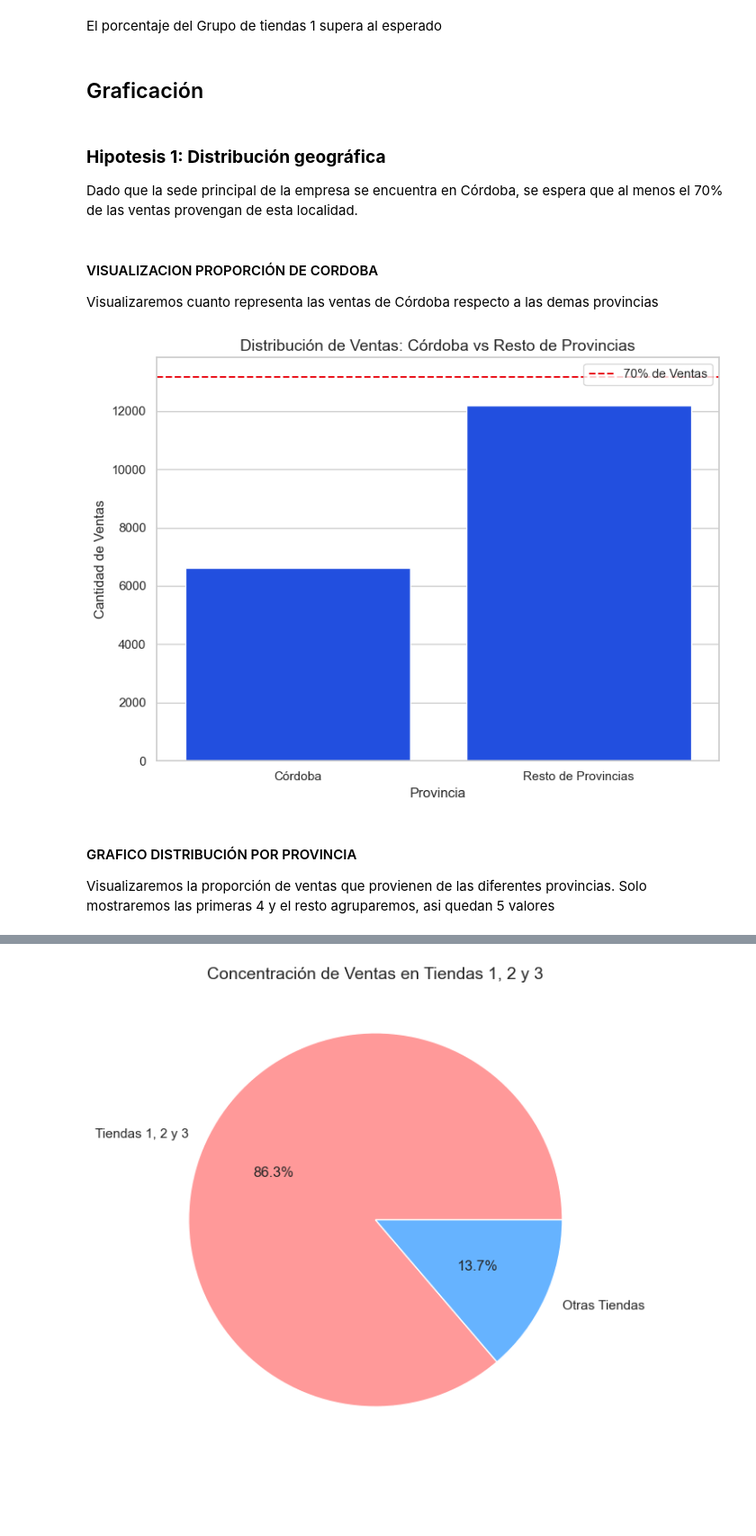
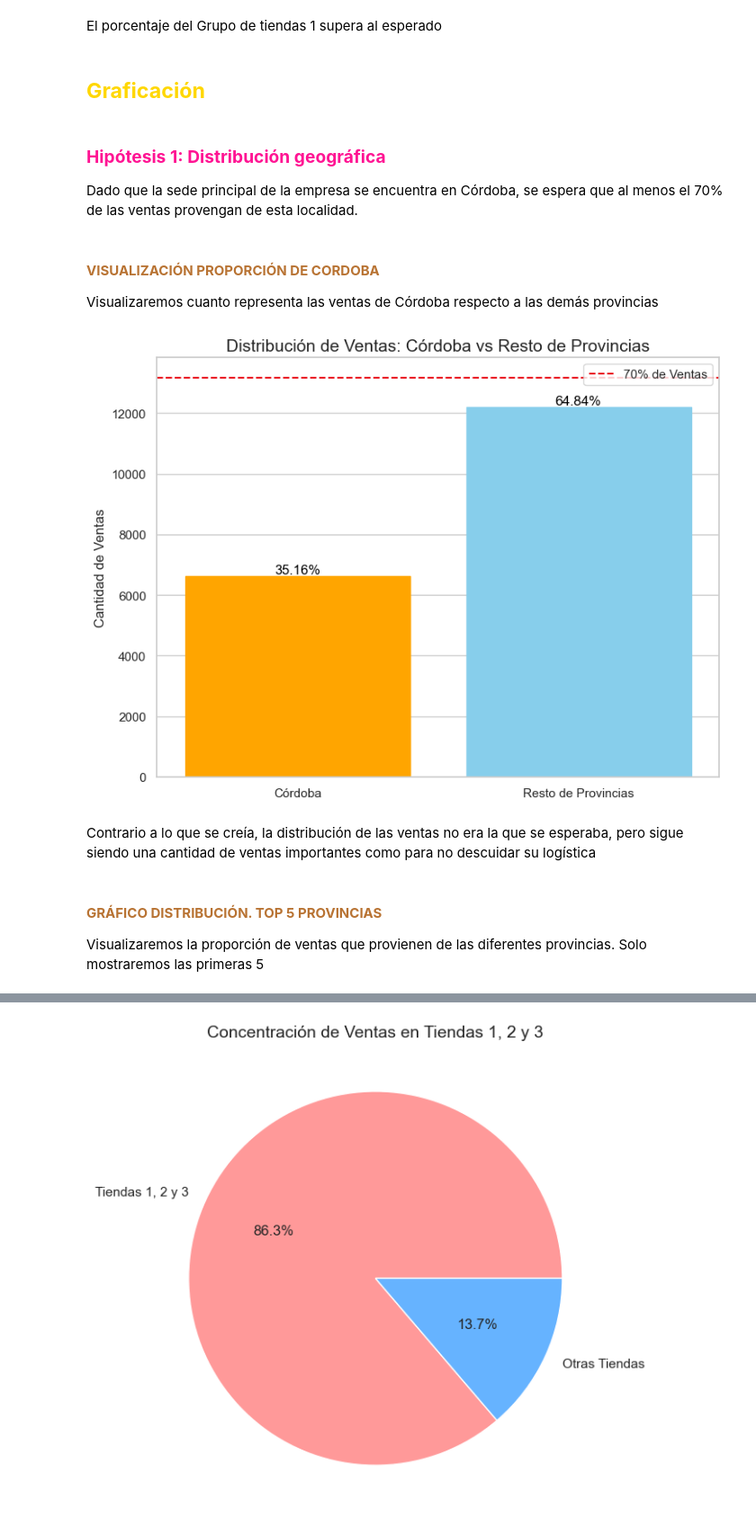
Before and after one commit to gustsirt/dataScience, a Jupyter notebook: Avance 1.ipynb, the cells around one changed output, grey strips where cells are left out. Shown: that part at 90% size. Cells and saved outputs as stored; diff of their text form; code cells hidden in the pictures; blank space fills up the shorter version.

Commit message:
Añadiendo graficos

```diff
--- a/Avance 1.ipynb
+++ b/Avance 1.ipynb
@@ -485,41 +460,58 @@ Total de Ventas: 18815
 Procentaje del Grupo 1: 86.3
 # %% [markdown]
 El porcentaje del Grupo de tiendas 1 supera al esperado
-# %% [markdown]
-## Graficación
+# %% [markdown]
+## <h2 style="color:#FFD700; font-weight:bold;">Graficación</h2>
 # %% [markdown]
-### **Hipotesis 1: Distribución geográfica**
+### <h3 style="color:#FF1493; font-weight:bold;">Hipótesis 1: Distribución geográfica</h3>
 Dado que la sede principal de la empresa se encuentra en Córdoba, se espera que al menos el 70% de las ventas provengan de esta localidad.
 # %% [markdown]
-#### VISUALIZACION PROPORCIÓN DE CORDOBA
-Visualizaremos cuanto representa las ventas de Córdoba respecto a las demas provincias
+#### <h4 style="color:#B87333; font-weight:bold;">VISUALIZACIÓN PROPORCIÓN DE CORDOBA</h4>
+Visualizaremos cuanto representa las ventas de Córdoba respecto a las demás provincias
 # %%
-# Filtrar por provincia y contar las ventas
-ventas_por_provincia = pedidos['Provincia'].value_counts()
+# Reutilizamos la variable "conteo_provincias" de Pedidos - "cantVentas" o total de ventas se reutiliza
 
 # Separar Córdoba y agrupar el resto como "Resto de Provincias"
-ventas_cordoba = ventas_por_provincia['Córdoba']
-resto_provincias = ventas_por_provincia.drop('Córdoba').sum()
+conteo_cordoba = conteo_provincias['Córdoba']
+conteo_resto_prov = conteo_provincias.drop('Córdoba').sum()
 
 # Crear un nuevo Series con Córdoba y el resto
-ventas_agrupadas = pd.Series([ventas_cordoba, resto_provincias], index=['Córdoba', 'Resto de Provincias'])
+ventas_agrupadas = pd.Series([conteo_cordoba, conteo_resto_prov], index=['Córdoba', 'Resto de Provincias'])
 
-# Cambiar el tema de seaborn a uno más colorido
-sns.set_theme(style="whitegrid", palette="bright")
+# Crear lienzo y Gráfico
+plt.figure(figsize=(8, 6))
+bars = sns.barplot(x=ventas_agrupadas.index, y=ventas_agrupadas.values)
 
-# Crear el gráfico de barras
-plt.figure(figsize=(8, 6))
-sns.barplot(x=ventas_agrupadas.index, y=ventas_agrupadas.values)
-plt.title('Distribución de Ventas: Córdoba vs Resto de Provincias', fontsize=14)
-plt.xlabel('Provincia', fontsize=12)
+# Configuración de cada barra
+colores = ['orange', 'skyblue']
+for i, bar in enumerate(bars.patches):
+  bar.set_color(colores[i]) # Asignar colores manualmente a cada barra
+
+  # Calcular el porcentaje para cada barra
+  porcentaje = (ventas_agrupadas.values[i] / cantVentas) * 100
+
+  # Colocar el texto de porcentaje justo encima de cada barra
+  bars.text(
+      bar.get_x() + bar.get_width() / 2,  # Posición en X
+      bar.get_height() + 5,               # Posición en Y (ligeramente encima de la barra)
+      f'{porcentaje:.2f}%',               # Texto con formato de porcentaje
+      ha='center', va='bottom',           # Alineación del texto
+      fontsize=12, color='black'          # Tamaño y color del texto
+  )
+
+# Estética
+plt.title('Distribución de Ventas: Córdoba vs Resto de Provincias', fontsize=15)
+plt.xlabel('')
 plt.ylabel('Cantidad de Ventas', fontsize=12)
 plt.axhline(y=len(pedidos) * 0.7, color='r', linestyle='--', label='70% de Ventas')  # Línea de referencia 70%
+plt.legend() # Mostrar leyenda
+plt.tight_layout() # Ajustar el layout para evitar solapamientos
 
-plt.legend()
-plt.tight_layout()
 plt.show()
 # %% [output]
-[figure, old version]
+[figure, new version]
+# %% [markdown]
+Contrario a lo que se creía, la distribución de las ventas no era la que se esperaba, pero sigue siendo una cantidad de ventas importantes como para no descuidar su logística
 # %% [markdown]
-#### GRAFICO DISTRIBUCIÓN POR PROVINCIA
-Visualizaremos la proporción de ventas que provienen de las diferentes provincias. Solo mostraremos las primeras 4 y el resto agruparemos, asi quedan 5 valores
+#### <h4 style="color:#B87333; font-weight:bold;">GRÁFICO DISTRIBUCIÓN. TOP 5 PROVINCIAS</h4>
+Visualizaremos la proporción de ventas que provienen de las diferentes provincias. Solo mostraremos las primeras 5
```
Also changed, not shown: parts of 29 cells of this notebook.
